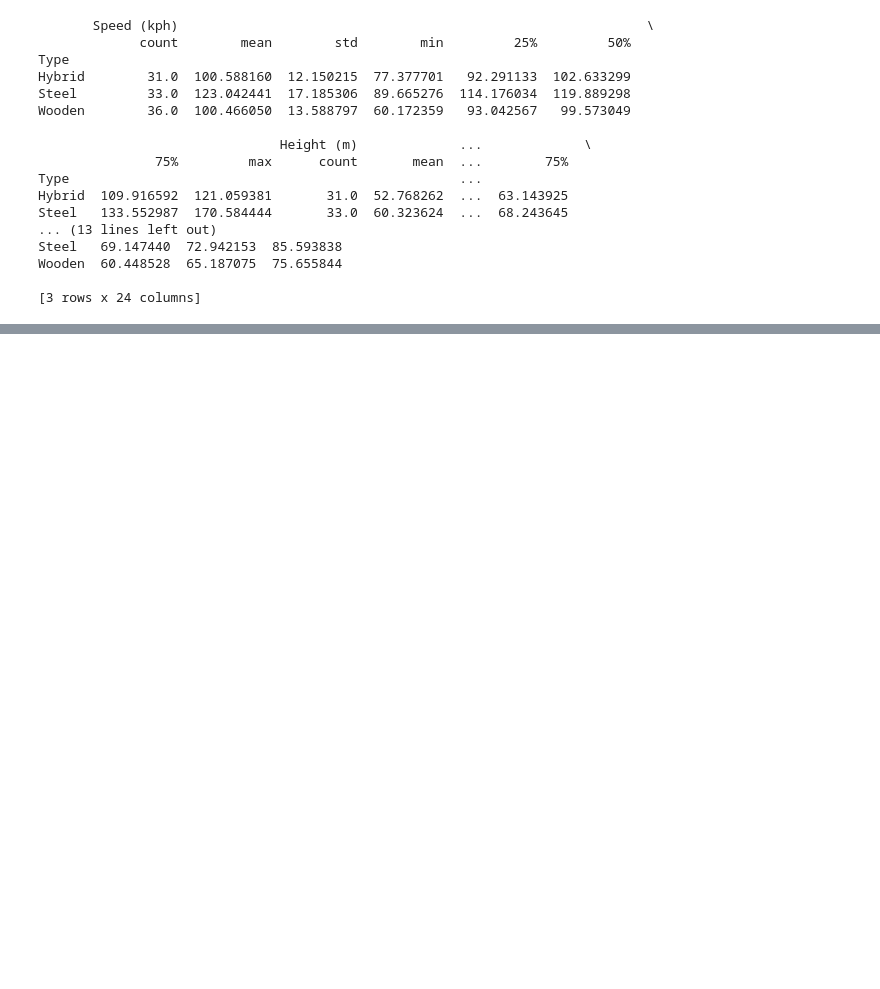
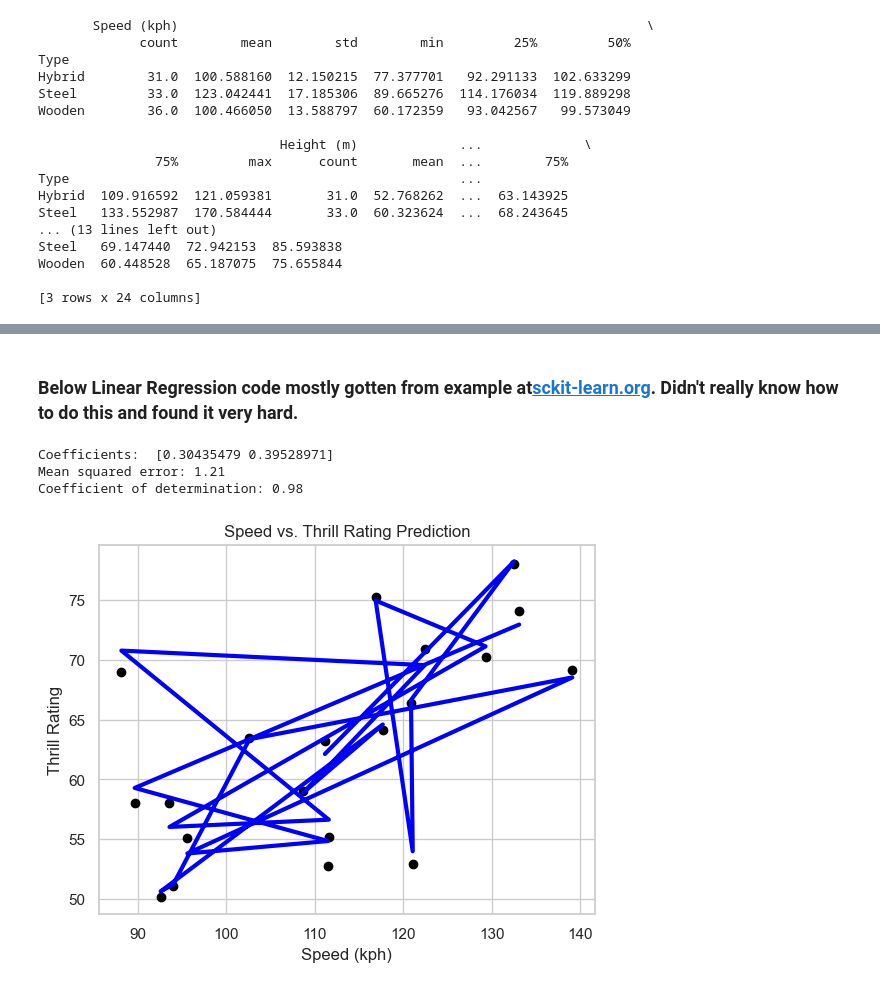
Before and after one commit to Gerbs2193/Programming-for-Data-Analytics, a Jupyter notebook: project.ipynb/project.ipynb, the cells around one changed output, grey strips where cells are left out. Drawn from its saved outputs; the diff is of its cells as text; code cells hidden in the pictures; blank space fills up the shorter version.

Commit message:
linear regrssion

```diff
--- a/project.ipynb/project.ipynb
+++ b/project.ipynb/project.ipynb
@@ -310,0 +346,47 @@ plt.show()
+# %% [markdown]
+### Below Linear Regression code mostly gotten from example at[sckit-learn.org](https://scikit-learn.org/stable/auto_examples/linear_model/plot_ols.html). Didn't really know how to do this and found it very hard.
+# %%
+
+import pandas as pd
+import numpy as np
+from sklearn.model_selection import train_test_split
+from sklearn.linear_model import LinearRegression
+from sklearn.metrics import mean_squared_error, r2_score
+import matplotlib.pyplot as plt
+mycoasterdata = pd.read_csv('coasterss.csv')
+
+features = mycoasterdata[['Speed (kph)', 'Height (m)']]
+target = mycoasterdata['Thrill Rating']
+
+# training and testing sets
+X_train, X_test, y_train, y_test = train_test_split(features, target, test_size=0.2, random_state=42)
+
+regr = LinearRegression()
+
+# Train model
+regr.fit(X_train, y_train)
+
+# predictions for testing set
+y_pred = regr.predict(X_test)
+
+# The coefficients
+print("Coefficients: ", regr.coef_)
+# The mean squared error
+print("Mean squared error: %.2f" % mean_squared_error(y_test, y_pred))
+# The coefficient of determination: 1 is perfect prediction
+print("Coefficient of determination: %.2f" % r2_score(y_test, y_pred))
+
+# Ploting
+plt.scatter(X_test['Speed (kph)'], y_test, color="black")
+plt.plot(X_test['Speed (kph)'], y_pred, color="blue", linewidth=3)
+
+plt.xlabel('Speed (kph)')
+plt.ylabel('Thrill Rating')
+plt.title('Speed vs. Thrill Rating Prediction')
+
+plt.show()
+# %% [output]
+Coefficients:  [0.30435479 0.39528971]
+Mean squared error: 1.21
+Coefficient of determination: 0.98
+[figure, added]
```
Also changed, not shown: parts of 8 cells of this notebook.
